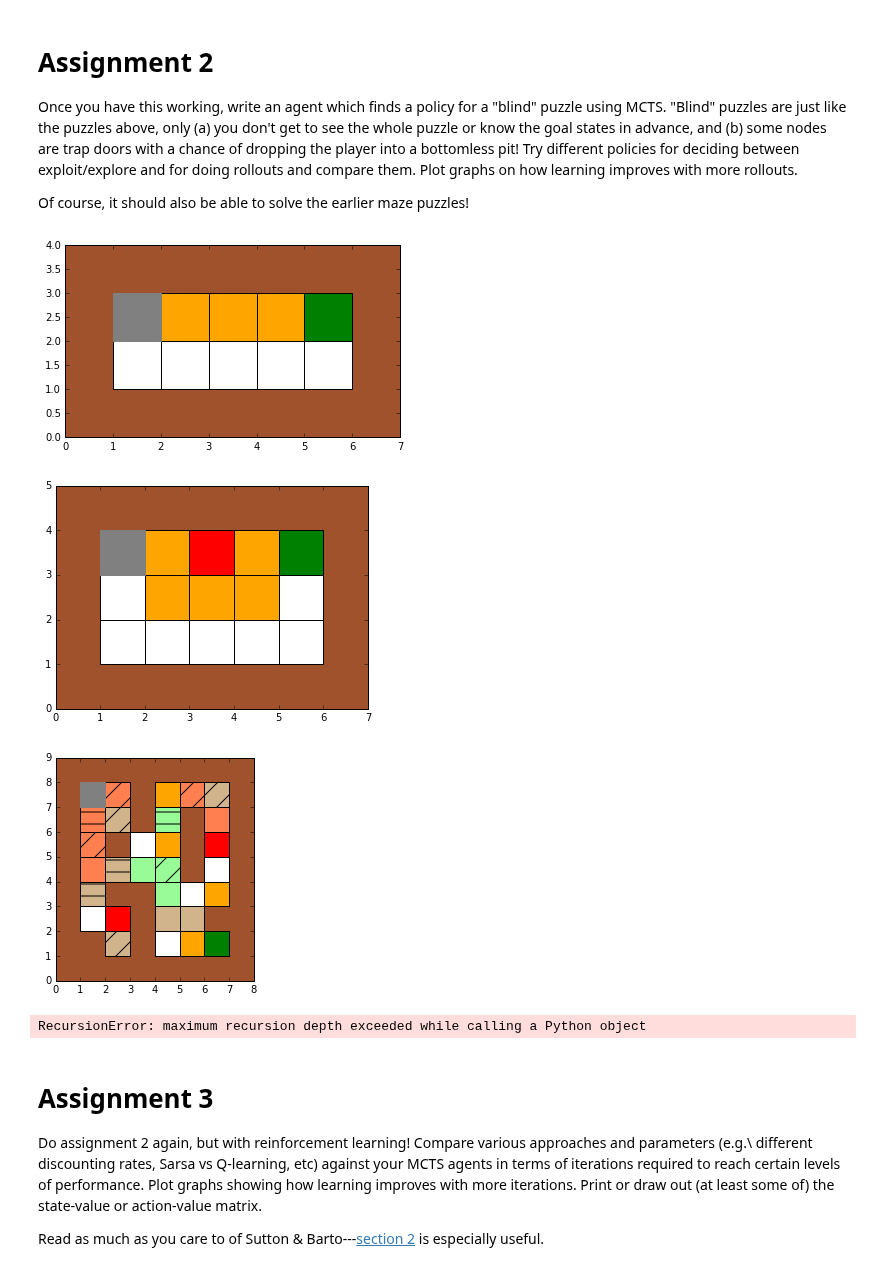
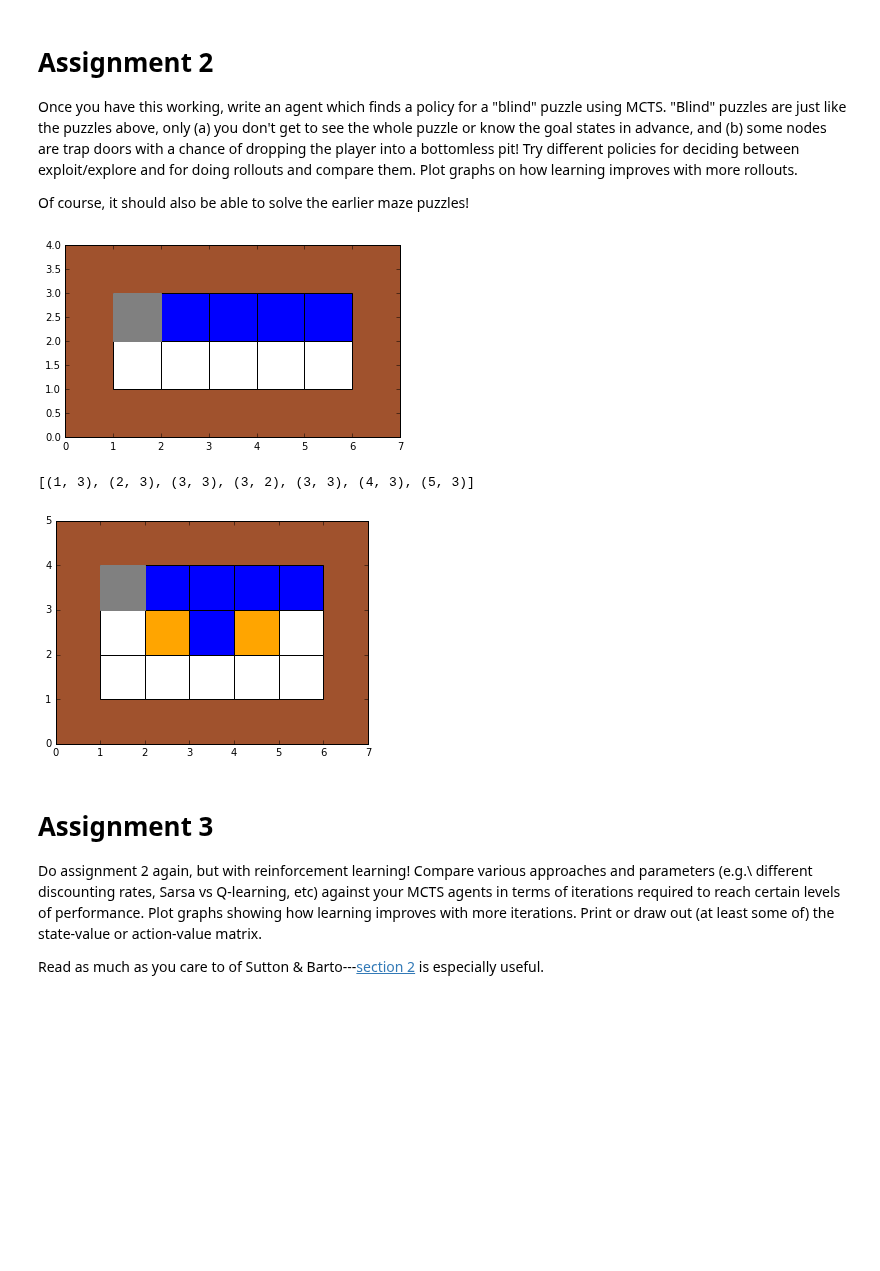
Before and after one commit to JoeOsborn/spcs-ai, a Jupyter notebook: projects/3-mazes/Galanti.ipynb, the cells around one changed output. Saved outputs shown, nothing was run; the diff lists cells and outputs as text; code cells hidden in the pictures; blank space fills up the shorter version.

```diff
--- a/projects/3-mazes/Galanti.ipynb
+++ b/projects/3-mazes/Galanti.ipynb
@@ -547,8 +553,9 @@ def maze5():
         "#.....#",
         "#######"
     ])
-maze5().draw()
 maze5 = maze5()
+maze5.draw_path(mcts(maze5, 10, TreeNode(0, 0, maze5)))
+maze5.draw()
 
 def maze6():
     return Maze([
@@ -558,42 +565,47 @@ def maze6():
         "#.....#",
         "#######"
     ])
 
-maze6().draw()
 maze6 = maze6()
+path = mcts(maze6, 10, TreeNode(0, 0, maze6))
+print(path)
+maze6.draw_path(path)
+maze6.draw()
 def maze7():
     return Maze([
         "########",
         "#@0#?01#",
         "#A1#C#a#",
         "#0#.?#!#",
         "#aBc2#.#",
         "#B##c.?#",
         "#.!#bb##",
         "##1#.?X#",
         "########"
     ])
 
-maze7().draw()
+
 maze7 = maze7()
-
+#path = mcts(maze7, 13, TreeNode(0, 0, maze7))
+#print(path)
+#maze7.draw_path(path)
+#maze7.draw()
 
 #for node in mcts(maze5, 10, TreeNode(0, 0, maze5)):
 #    print(node.maze.player_pos)
 
 print()
 
 #for node in mcts(maze6, 10, TreeNode(0, 0, maze6)):
 #    print(node.maze.player_pos)
 
 print()
-for node in mcts(maze7, 20, TreeNode(0, 0, maze7)):
-    print(node.maze.player_pos)
+#for node in mcts(maze7, 15, TreeNode(0, 0, maze7)):
+#    print(node.maze.player_pos)
 # %% [output]
-[figure, old version]
+[figure, new version]
+[(1, 3), (2, 3), (3, 3), (3, 2), (3, 3), (4, 3), (5, 3)]
-[figure, old version]
+[figure, new version]
-[figure, removed]
-RecursionError: maximum recursion depth exceeded while calling a Python object
 # %% [markdown]
 # Assignment 3
 
```
Also changed, not shown: parts of 3 cells of this notebook.
